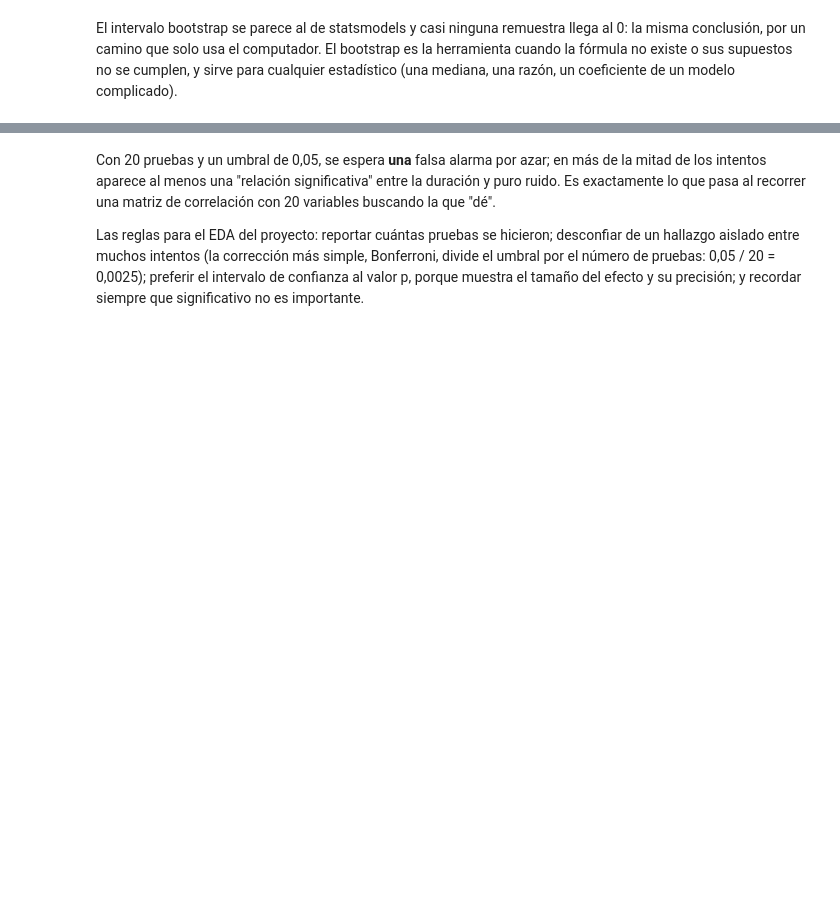
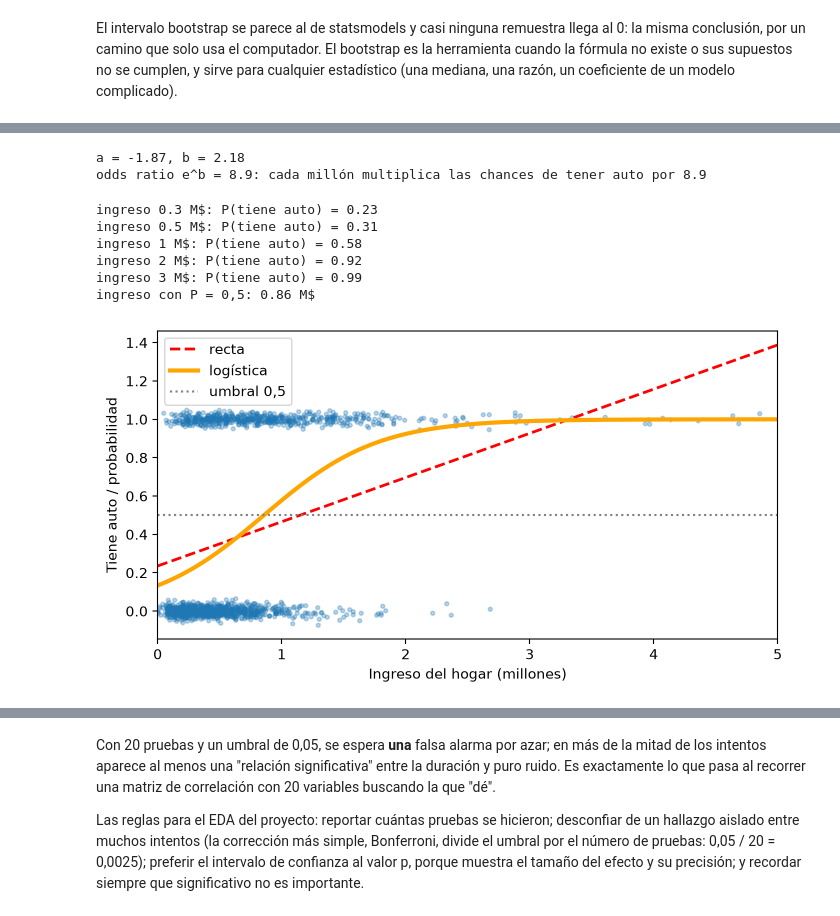
Before and after one commit to daniopitz/diplomado-cdd, a Jupyter notebook: 05_probabilidad_inferencia_colab.ipynb, the cells around one changed output, grey strips where cells are left out. Cells and saved outputs as stored; diff of their text form; code cells hidden in the pictures; blank space fills up the shorter version.

```diff
--- a/05_probabilidad_inferencia_colab.ipynb
+++ b/05_probabilidad_inferencia_colab.ipynb
@@ -326,0 +335,7 @@ El intervalo bootstrap se parece al de statsmodels y casi ninguna remuestra lleg
+# %%
+h = hogares.dropna(subset=["IngresoHogar", "NumVeh", "Factor"]).copy()
+h["tiene_auto"] = (h["NumVeh"] > 0).astype(int)
+ingreso = h["IngresoHogar"] / 1e6
+
+print("hogares:", len(h))
+print("fracción con auto (ponderada):", round(np.average(h["tiene_auto"], weights=h["Factor"]), 3))
@@ -326,0 +347,6 @@ El intervalo bootstrap se parece al de statsmodels y casi ninguna remuestra lleg
+# %%
+# La recta de mínimos cuadrados sobre un sí o no (ponderada)
+recta = sm.WLS(h["tiene_auto"], sm.add_constant(ingreso), weights=h["Factor"]).fit()
+a, b = recta.params
+print(f"recta: {a:.2f} + {b:.2f} · ingreso")
+print(f"predicción para 5 millones: {a + b * 5:.2f}")
@@ -326,0 +362,44 @@ El intervalo bootstrap se parece al de statsmodels y casi ninguna remuestra lleg
+# %%
+logistica = sm.GLM(
+    h["tiene_auto"], sm.add_constant(ingreso),
+    family=sm.families.Binomial(),   # la respuesta es un sí o no
+    freq_weights=h["Factor"],         # el factor de expansión
+).fit()
+
+a, b = logistica.params
+print(f"a = {a:.2f}, b = {b:.2f}")
+print(f"odds ratio e^b = {np.exp(b):.1f}: cada millón multiplica las chances de tener auto por {np.exp(b):.1f}")
+# %% [output]
+a = -1.87, b = 2.18
+odds ratio e^b = 8.9: cada millón multiplica las chances de tener auto por 8.9
+# %%
+def sigmoide(x):
+    return 1 / (1 + np.exp(-(a + b * x)))
+
+for v in [0.3, 0.5, 1, 2, 3]:
+    print(f"ingreso {v} M$: P(tiene auto) = {sigmoide(v):.2f}")
+print(f"ingreso con P = 0,5: {-a / b:.2f} M$")
+# %% [output]
+ingreso 0.3 M$: P(tiene auto) = 0.23
+ingreso 0.5 M$: P(tiene auto) = 0.31
+ingreso 1 M$: P(tiene auto) = 0.58
+ingreso 2 M$: P(tiene auto) = 0.92
+ingreso 3 M$: P(tiene auto) = 0.99
+ingreso con P = 0,5: 0.86 M$
+# %%
+# Los hogares (una muestra de 1500, con un poco de ruido vertical
+# para que los 0 y los 1 no se tapen), la recta y la curva
+muestra_h = h.sample(1500, random_state=5)
+grilla = np.linspace(0, 5, 300)
+
+fig, ax = plt.subplots(figsize=(8, 4))
+ax.scatter(muestra_h["IngresoHogar"] / 1e6,
+           muestra_h["tiene_auto"] + rng.normal(0, 0.02, len(muestra_h)), s=8, alpha=0.3)
+ax.plot(grilla, recta.params.iloc[0] + recta.params.iloc[1] * grilla, "r--", lw=2, label="recta")
+ax.plot(grilla, sigmoide(grilla), color="orange", lw=3, label="logística")
+ax.axhline(0.5, color="gray", ls=":", label="umbral 0,5")
+ax.set(xlim=(0, 5), xlabel="Ingreso del hogar (millones)", ylabel="Tiene auto / probabilidad")
+ax.legend()
+plt.show()
+# %% [output]
+[figure, added]
```
Also changed, not shown: parts of 11 cells of this notebook, 3 other files.
